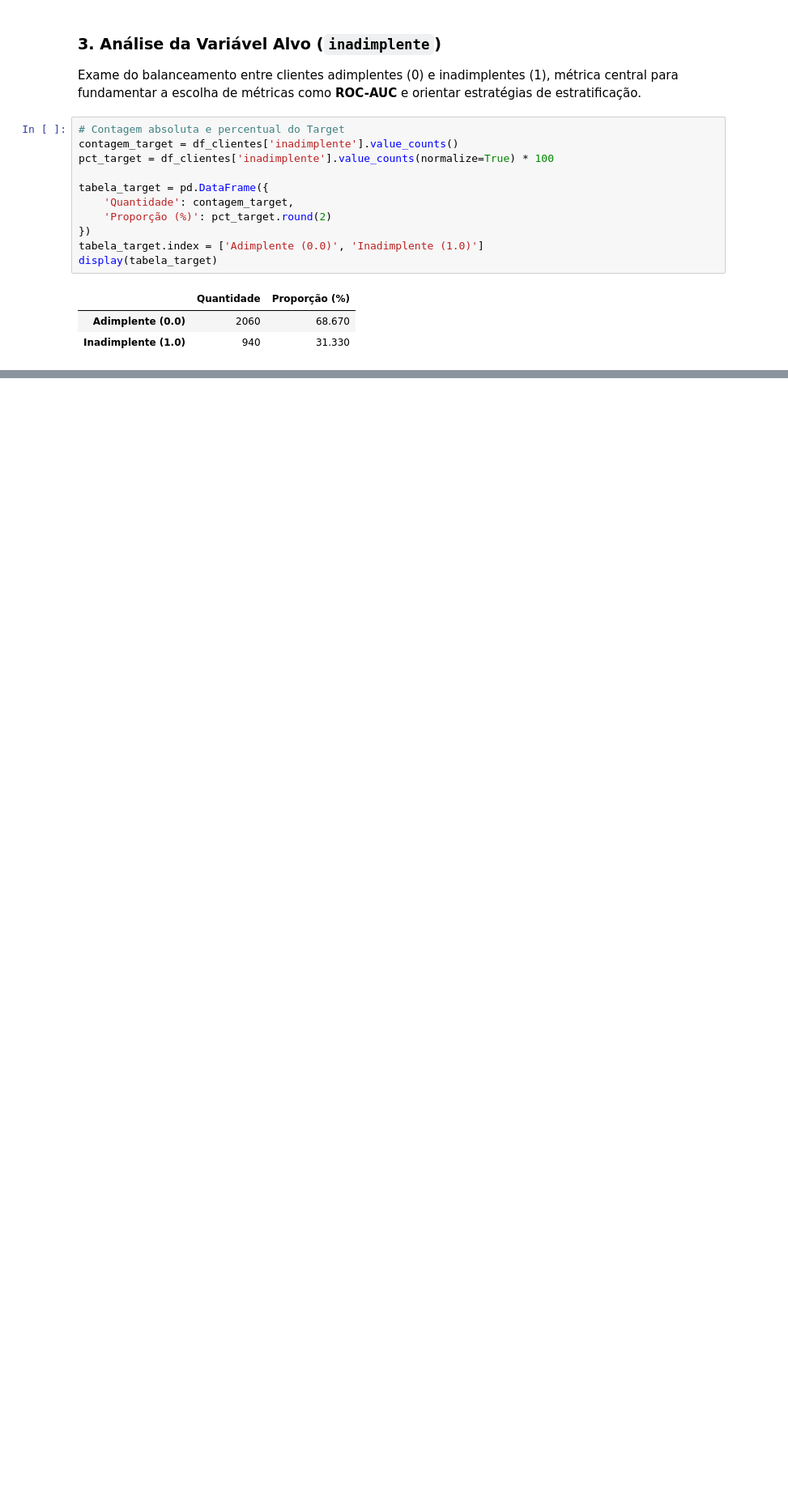
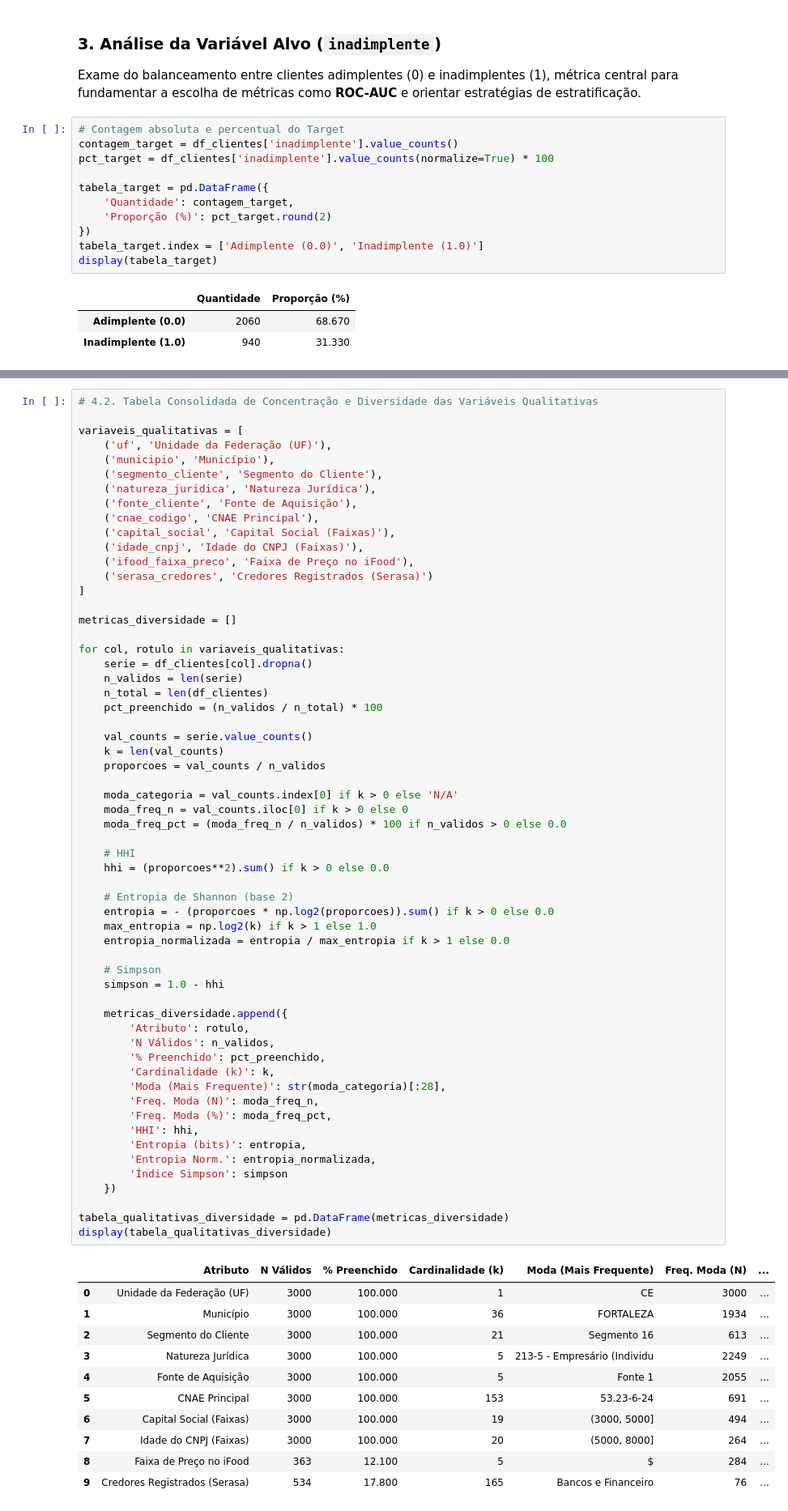
Before and after one commit to codg-source/Projeto-Praso---ML, a Jupyter notebook: EDA_Clientes.ipynb, the cells around one changed output, grey strips where cells are left out. Shown at 81% size. Saved outputs shown, nothing was run; the diff lists cells and outputs as text; blank space fills up the shorter version.

```diff
--- a/EDA_Clientes.ipynb
+++ b/EDA_Clientes.ipynb
@@ -194,0 +305,71 @@ plt.show()
+# %%
+# 4.2. Tabela Consolidada de Concentração e Diversidade das Variáveis Qualitativas
+
+variaveis_qualitativas = [
+    ('uf', 'Unidade da Federação (UF)'),
+    ('municipio', 'Município'),
+    ('segmento_cliente', 'Segmento do Cliente'),
+    ('natureza_juridica', 'Natureza Jurídica'),
+    ('fonte_cliente', 'Fonte de Aquisição'),
+    ('cnae_codigo', 'CNAE Principal'),
+    ('capital_social', 'Capital Social (Faixas)'),
+    ('idade_cnpj', 'Idade do CNPJ (Faixas)'),
+    ('ifood_faixa_preco', 'Faixa de Preço no iFood'),
+    ('serasa_credores', 'Credores Registrados (Serasa)')
+]
+
+metricas_diversidade = []
+
+for col, rotulo in variaveis_qualitativas:
+    serie = df_clientes[col].dropna()
+    n_validos = len(serie)
+    n_total = len(df_clientes)
+    pct_preenchido = (n_validos / n_total) * 100
+
+    val_counts = serie.value_counts()
+    k = len(val_counts)
+    proporcoes = val_counts / n_validos
+
+    moda_categoria = val_counts.index[0] if k > 0 else 'N/A'
+    moda_freq_n = val_counts.iloc[0] if k > 0 else 0
+    moda_freq_pct = (moda_freq_n / n_validos) * 100 if n_validos > 0 else 0.0
+
+    # HHI
+    hhi = (proporcoes**2).sum() if k > 0 else 0.0
+
+    # Entropia de Shannon (base 2)
+    entropia = - (proporcoes * np.log2(proporcoes)).sum() if k > 0 else 0.0
+    max_entropia = np.log2(k) if k > 1 else 1.0
+    entropia_normalizada = entropia / max_entropia if k > 1 else 0.0
+
+    # Simpson
+    simpson = 1.0 - hhi
+
+    metricas_diversidade.append({
+        'Atributo': rotulo,
+        'N Válidos': n_validos,
+        '% Preenchido': pct_preenchido,
+        'Cardinalidade (k)': k,
+        'Moda (Mais Frequente)': str(moda_categoria)[:28],
+        'Freq. Moda (N)': moda_freq_n,
+        'Freq. Moda (%)': moda_freq_pct,
+        'HHI': hhi,
+        'Entropia (bits)': entropia,
+        'Entropia Norm.': entropia_normalizada,
+        'Índice Simpson': simpson
+    })
+
+tabela_qualitativas_diversidade = pd.DataFrame(metricas_diversidade)
+display(tabela_qualitativas_diversidade)
+# %% [output]
+|  | Atributo | N Válidos | % Preenchido | Cardinalidade (k) | Moda (Mais Frequente) | Freq. Moda (N) | ... |
+| 0 | Unidade da Federação (UF) | 3000 | 100.000 | 1 | CE | 3000 | ... |
+| 1 | Município | 3000 | 100.000 | 36 | FORTALEZA | 1934 | ... |
+| 2 | Segmento do Cliente | 3000 | 100.000 | 21 | Segmento 16 | 613 | ... |
+| 3 | Natureza Jurídica | 3000 | 100.000 | 5 | 213-5 - Empresário (Individu | 2249 | ... |
+| 4 | Fonte de Aquisição | 3000 | 100.000 | 5 | Fonte 1 | 2055 | ... |
+| 5 | CNAE Principal | 3000 | 100.000 | 153 | 53.23-6-24 | 691 | ... |
+| 6 | Capital Social (Faixas) | 3000 | 100.000 | 19 | (3000, 5000] | 494 | ... |
+| 7 | Idade do CNPJ (Faixas) | 3000 | 100.000 | 20 | (5000, 8000] | 264 | ... |
+| 8 | Faixa de Preço no iFood | 363 | 12.100 | 5 | $ | 284 | ... |
+| 9 | Credores Registrados (Serasa) | 534 | 17.800 | 165 | Bancos e Financeiro | 76 | ... |
```
Also changed, not shown: parts of 10 cells of this notebook.
